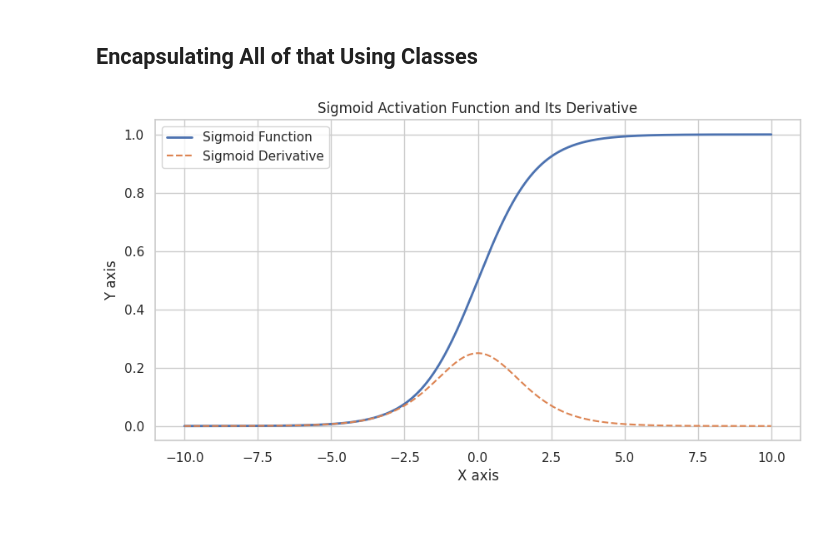
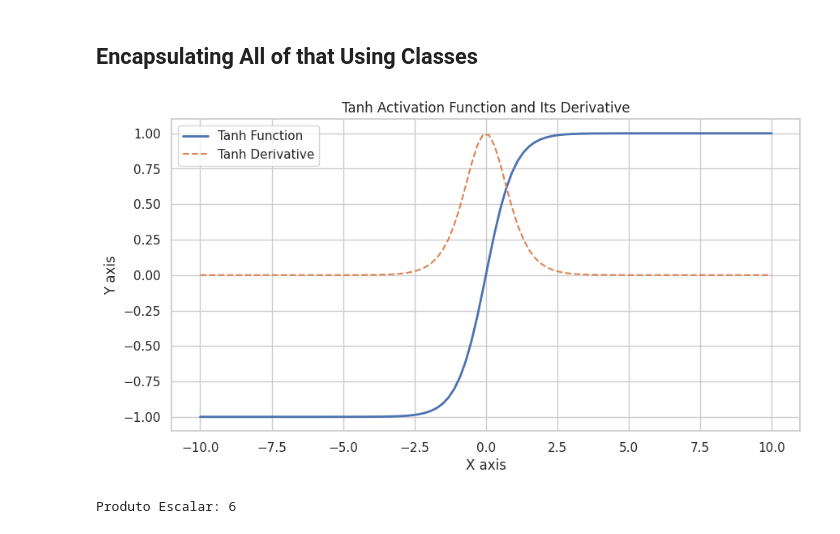
Before and after one commit to igorconsulting/neuromatch, a Jupyter notebook: mit-deep-learning/perceptron.ipynb, the cells around one changed output. Saved outputs shown, nothing was run; the diff lists cells and outputs as text; code cells hidden in the pictures.

```diff
--- a/mit-deep-learning/perceptron.ipynb
+++ b/mit-deep-learning/perceptron.ipynb
@@ -173,5 +218,16 @@ class ActivationFunctions:
 # %%
 activations = ActivationFunctions(x_values)
-activations.plot('sigmoid')
+activations.plot('tanh')
 # %% [output]
-[figure, old version]
+[figure, new version]
+# %%
+# Definindo os vetores
+W_ex = np.asarray([1, 3, -2])
+x_ex = np.asarray([1, 3, 2])
+
+# Calculando o produto escalar
+produto_escalar = np.dot(W_ex, x_ex)
+
+print("Produto Escalar:", produto_escalar)
+# %% [output]
+Produto Escalar: 6
```
Also changed, not shown: parts of 4 cells of this notebook.
